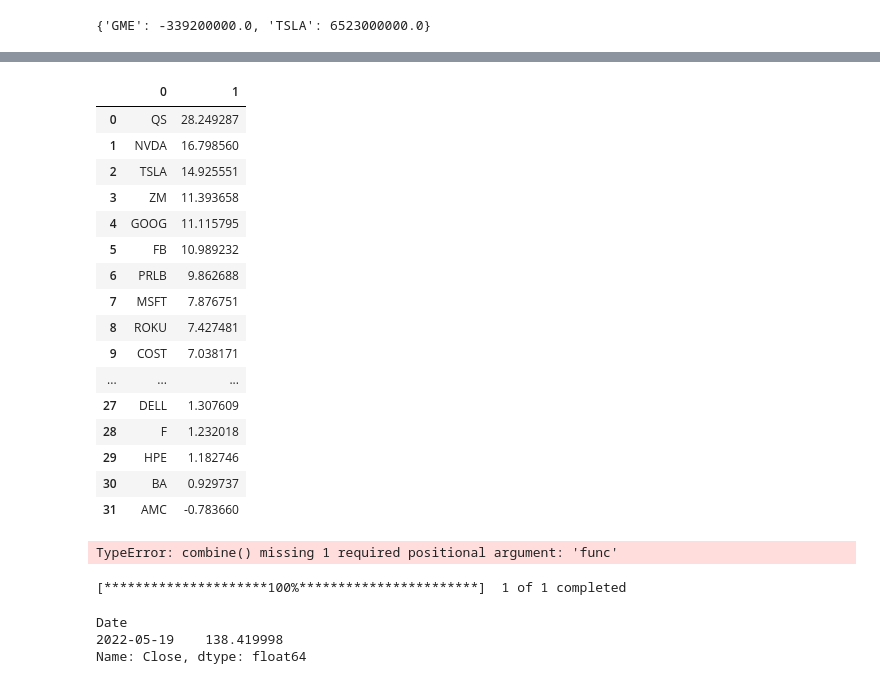
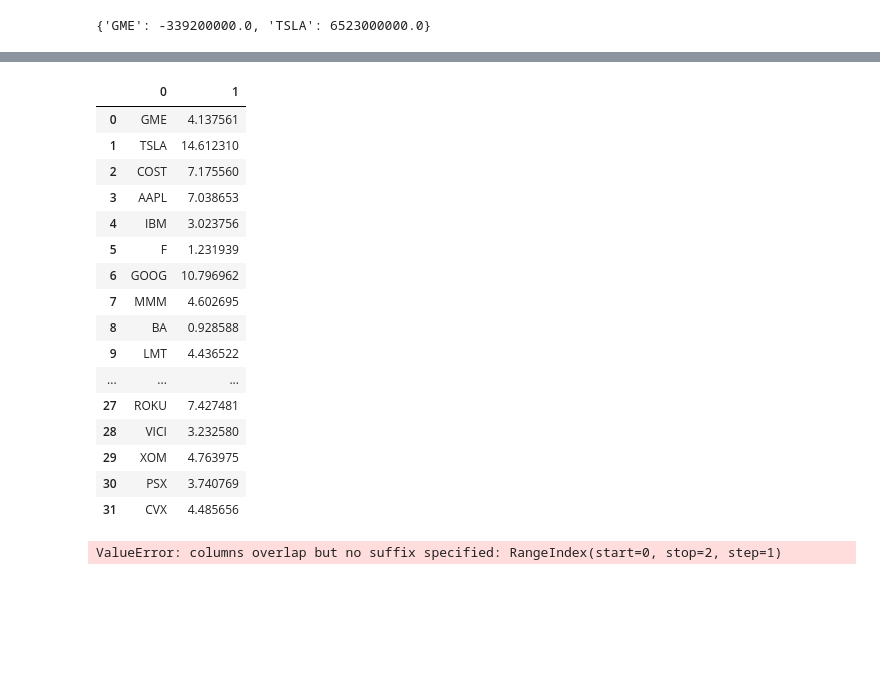
Before and after one commit to CameronBeebe/z_score, a Jupyter notebook: z_score_dev.ipynb, the cells around one changed output, grey strips where cells are left out. Cells and saved outputs as stored; diff of their text form; code cells hidden in the pictures; blank space fills up the shorter version.

```diff
--- a/z_score_dev.ipynb
+++ b/z_score_dev.ipynb
@@ -339,27 +321,27 @@ market_caps_df
 | 31 | PRLB | 1260292992 |
 # %%
-scores_df = df(sorted_scores)
+scores_df = df(scores.items())
 scores_df
 # %% [output]
 |  | 0 | 1 |
-| 0 | QS | 28.249287 |
-| 1 | NVDA | 16.798560 |
-| 2 | TSLA | 14.925551 |
-| 3 | ZM | 11.393658 |
-| 4 | GOOG | 11.115795 |
-| 5 | FB | 10.989232 |
-| 6 | PRLB | 9.862688 |
-| 7 | MSFT | 7.876751 |
-| 8 | ROKU | 7.427481 |
-| 9 | COST | 7.038171 |
+| 0 | GME | 4.137561 |
+| 1 | TSLA | 14.612310 |
+| 2 | COST | 7.175560 |
+| 3 | AAPL | 7.038653 |
+| 4 | IBM | 3.023756 |
+| 5 | F | 1.231939 |
+| 6 | GOOG | 10.796962 |
+| 7 | MMM | 4.602695 |
+| 8 | BA | 0.928588 |
+| 9 | LMT | 4.436522 |
 | ... | ... | ... |
-| 27 | DELL | 1.307609 |
-| 28 | F | 1.232018 |
-| 29 | HPE | 1.182746 |
-| 30 | BA | 0.929737 |
-| 31 | AMC | -0.783660 |
+| 27 | ROKU | 7.427481 |
+| 28 | VICI | 3.232580 |
+| 29 | XOM | 4.763975 |
+| 30 | PSX | 3.740769 |
+| 31 | CVX | 4.485656 |
 # %%
-stocks_df = scores_df.combine(market_caps_df)
+stocks_df = scores_df.join(market_caps_df)
 stocks_df
 # %% [output]
-TypeError: combine() missing 1 required positional argument: 'func'
+ValueError: columns overlap but no suffix specified: RangeIndex(start=0, stop=2, step=1)
@@ -368,10 +347,0 @@ stocks_df = scores_df.merge
-# %%
-down = yf.download('AAPL')
-# %% [output]
-[*********************100%***********************]  1 of 1 completed
-# %%
-down.tail(1)['Close']
-# %% [output]
-Date
-2022-05-19    138.419998
-Name: Close, dtype: float64
```
Also changed, not shown: parts of 26 cells of this notebook.
